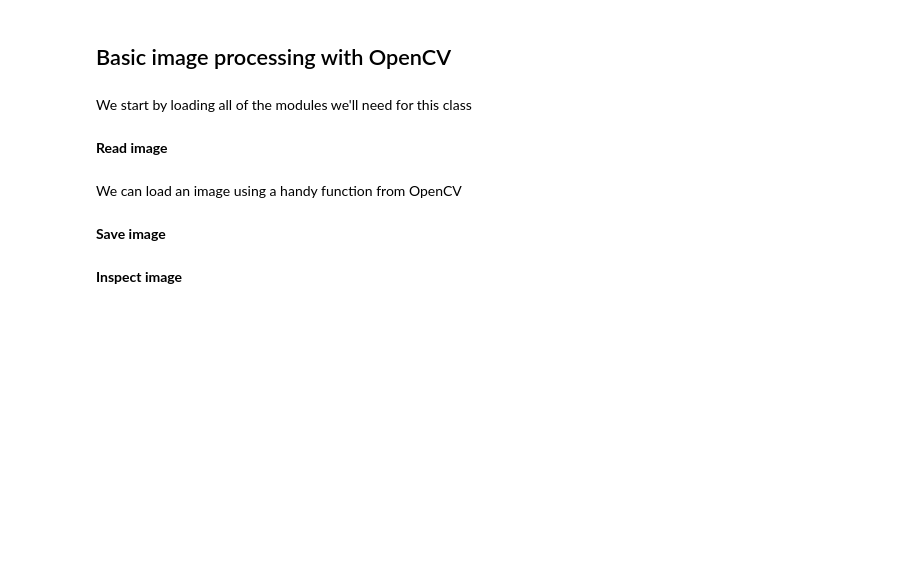
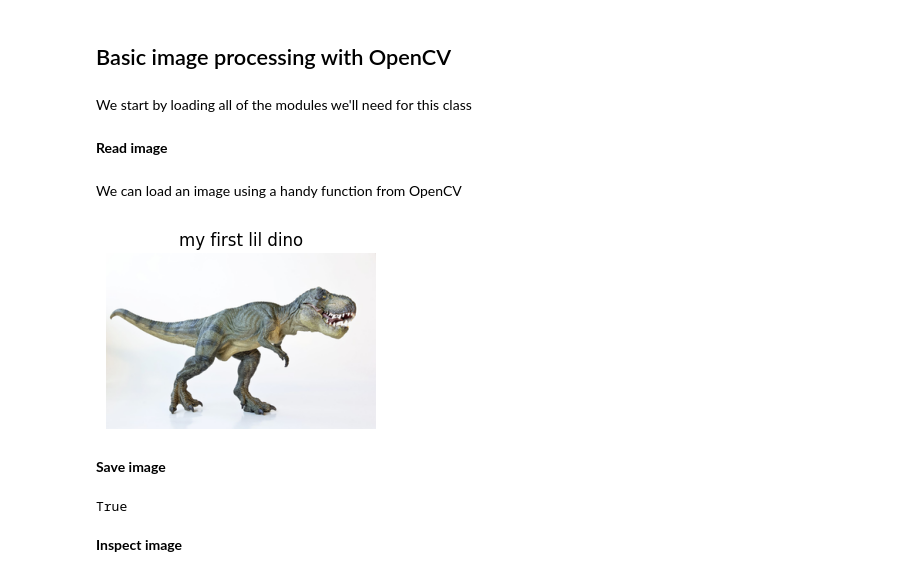
Before and after one commit to NiGitaMyrGit/cds-visual-fork, a Jupyter notebook: nbs/session1_inclass_njm.ipynb, the cells around one changed output. Drawn from its saved outputs; the diff is of its cells as text; code cells hidden in the pictures; blank space fills up the shorter version.

Commit message:
class1, 2d vs 3d, dying dino image

```diff
--- a/nbs/session1_inclass_njm.ipynb
+++ b/nbs/session1_inclass_njm.ipynb
@@ -146,7 +242,17 @@ from utils.imutils import jimshow
 __Read image__
 # %% [markdown]
 We can load an image using a handy function from OpenCV
+# %%
+# your code here
+# do not just work out probelms, write good python ccode. But it cannot be accessed by windows computer.
+# on windows the filepath is represented by backslashes \ so it wouldn't work
+# now if you break up the file location, making it reproducible across platforms!
+path_to_image = os.path.join("..", "data", "img", "trex.png")
 # %%
 # your code here
+image = cv2.imread(path_to_image)
 # %%
 # your code here
+jimshow(image, "my first lil dino")
+# %% [output]
+[figure, added]
@@ -161,3 +264,9 @@ __Save image__
+# %%
+# your code here
+#saving file imwrite, writing the image instead of reading
+cv2.imwrite(outpath, image)
+# %% [output]
+True
 # %%
 # your code here
 # %% [markdown]
```
Also changed, not shown: parts of 55 cells of this notebook, 1 other file.
